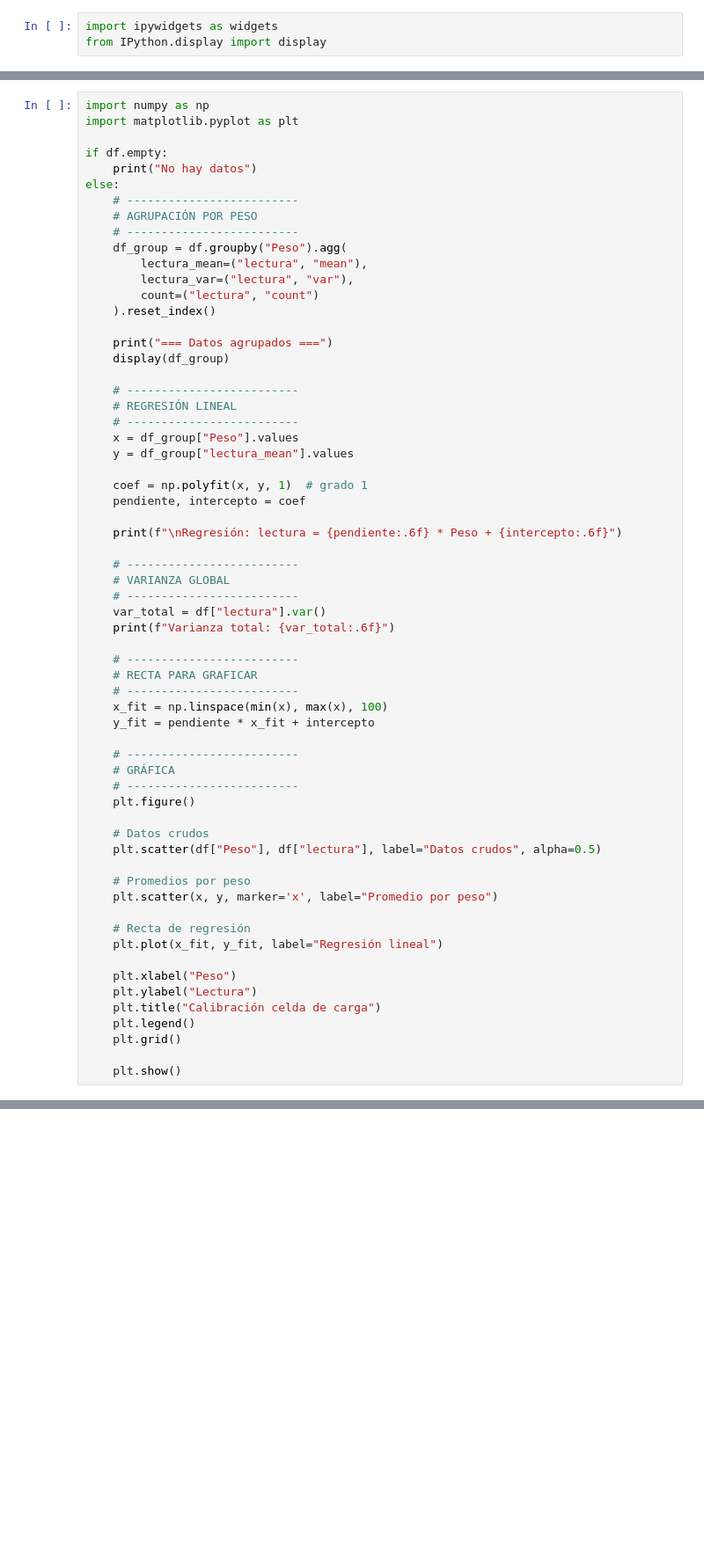
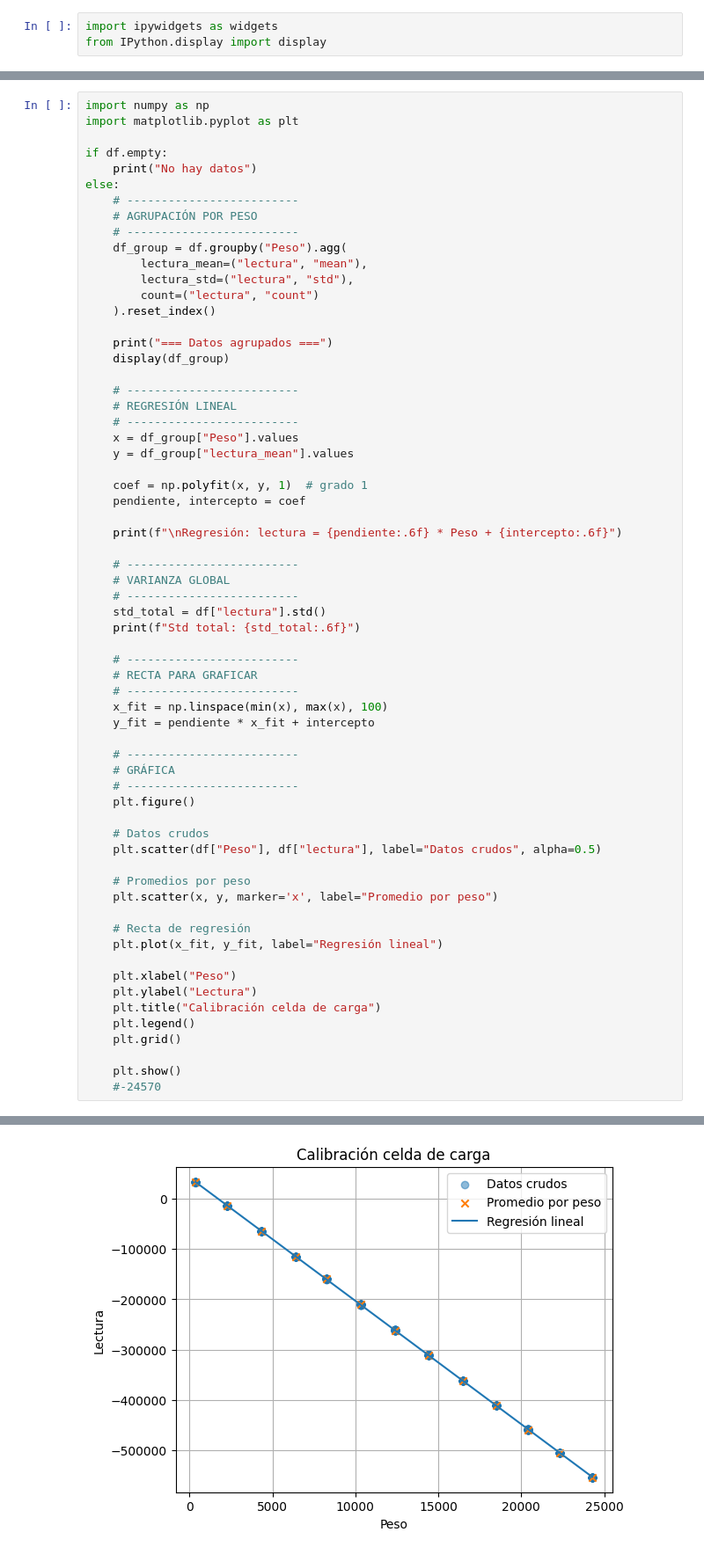
Before and after one commit to GabrielBojaca/CalibradorCeldaPAI, a Jupyter notebook: Calibracionn.ipynb, the cells around one changed output, grey strips where cells are left out. Shown at 88% size. Cells and saved outputs as stored; diff of their text form; blank space fills up the shorter version.

```diff
--- a/Calibracionn.ipynb
+++ b/Calibracionn.ipynb
@@ -186,7 +180,7 @@ else:
     # -------------------------
     df_group = df.groupby("Peso").agg(
         lectura_mean=("lectura", "mean"),
-        lectura_var=("lectura", "var"),
+        lectura_std=("lectura", "std"),
         count=("lectura", "count")
     ).reset_index()
 
@@ -207,8 +201,8 @@ else:
     # -------------------------
     # VARIANZA GLOBAL
     # -------------------------
-    var_total = df["lectura"].var()
-    print(f"Varianza total: {var_total:.6f}")
+    std_total = df["lectura"].std()
+    print(f"Std total: {std_total:.6f}")
 
     # -------------------------
     # RECTA PARA GRAFICAR
@@ -237,4 +231,5 @@ else:
     plt.grid()
 
     plt.show()
+    #-24570
 # %% [output]
@@ -241,0 +253 @@ ModuleNotFoundError: No module named 'matplotlib'
+[figure, added]
```
Also changed, not shown: parts of 5 cells of this notebook, 3 other files.
